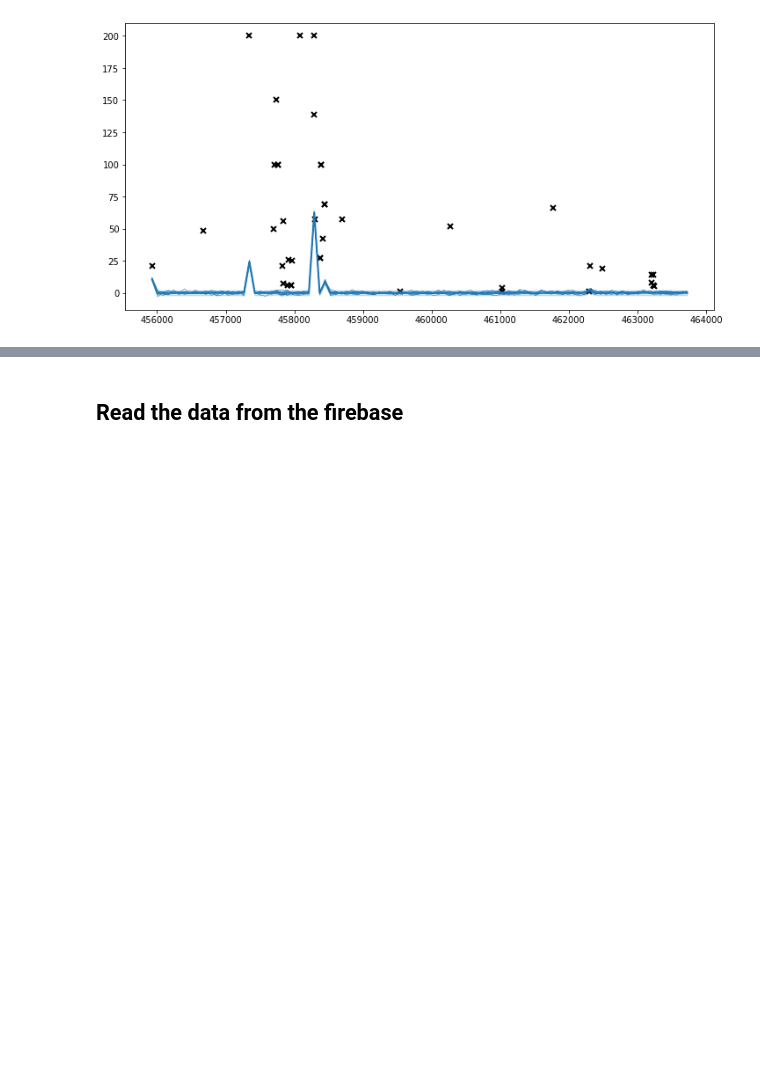
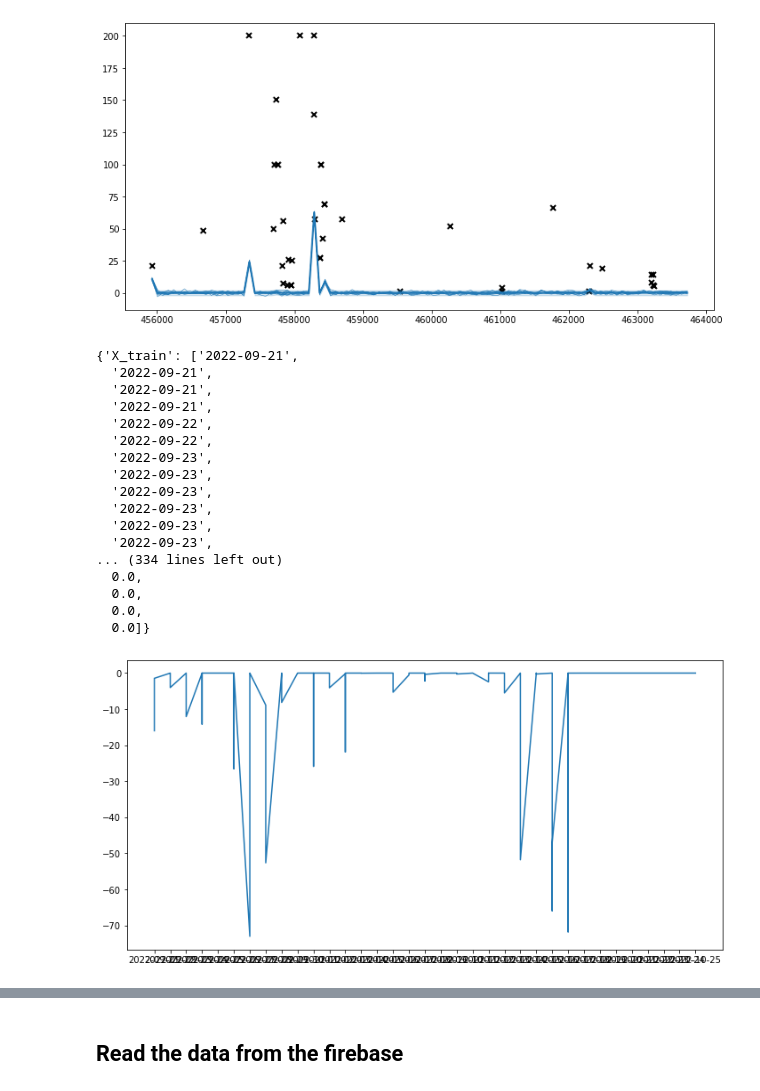
Before and after one commit to AlOmair-Batool/Khazna, a Jupyter notebook: Server-side (Python code)/Using GP to predict user's spending behaviour.ipynb, the cells around one changed output, grey strips where cells are left out. Saved outputs shown, nothing was run; the diff lists cells and outputs as text; code cells hidden in the pictures; blank space fills up the shorter version.

Commit message:
Display the summation of withdrawal/day in chart

```diff
--- a/Server-side (Python code)/Using GP to predict user's spending behaviour.ipynb
+++ b/Server-side (Python code)/Using GP to predict user's spending behaviour.ipynb
@@ -196,7 +196,3 @@ print(gp_model())
 # %% [output]
 {'X_train': [[458700.88333333336], [458420.35], [457949.4], [458387.48333333334], [457343.05], [462297.26666666666], [456670.3], [457735.4666666667], [458380.6], [460276.7833333333], [458290.416666666 ...
 [figure]
-# %%
-dt = pd.to_datetime("20/03/2022"+" "+"21:52",errors='coerce')
-dt = datetime.timestamp(dt)/3600
-print(datetime.utcfromtimestamp(dt*3600).strftime('%Y-%m-%d %H:%M:%S'))
@@ -202,0 +550,21 @@ print(datetime.utcfromtimestamp(dt*3600).strftime('%Y-%m-%d %H:%M:%S'))
+# %%
+gp_model()
+# %% [output]
+{'X_train': ['2022-09-21',
+  '2022-09-21',
+  '2022-09-21',
+  '2022-09-21',
+  '2022-09-22',
+  '2022-09-22',
+  '2022-09-23',
+  '2022-09-23',
+  '2022-09-23',
+  '2022-09-23',
+  '2022-09-23',
+  '2022-09-23',
+... (334 lines left out)
+  0.0,
+  0.0,
+  0.0,
+  0.0]}
+[figure, added]
```
Also changed, not shown: parts of 7 cells of this notebook, 10 other files.
